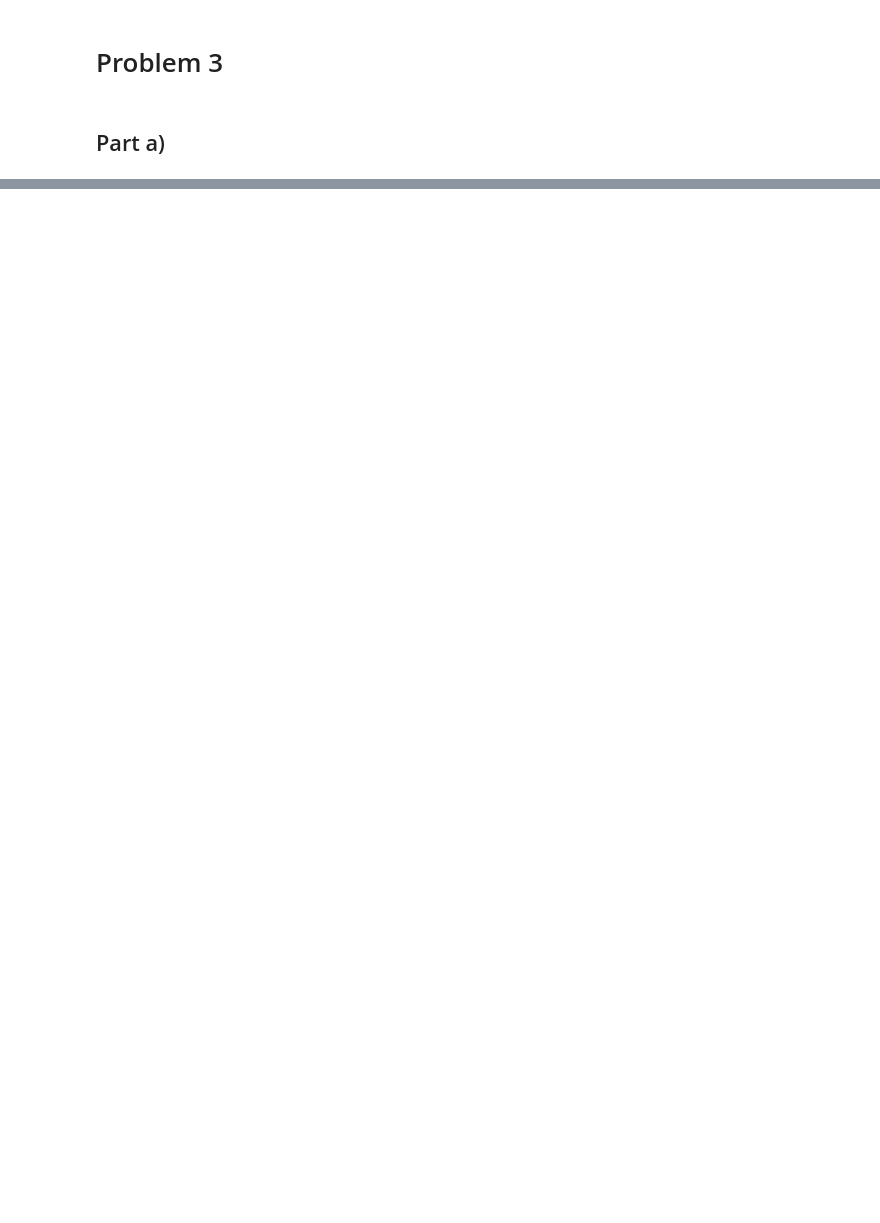
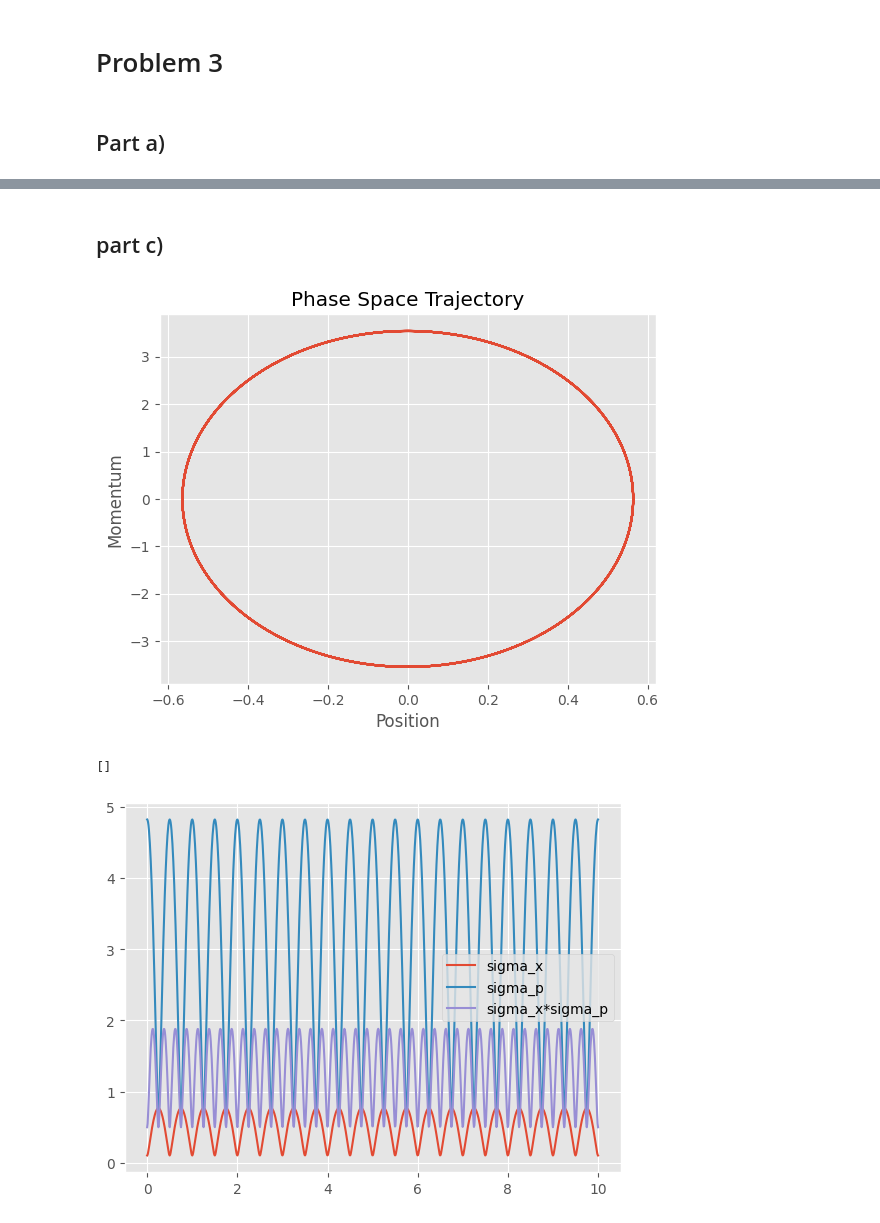
Before and after one commit to liuqiyucn/hw7, a Jupyter notebook: hw7.ipynb, the cells around one changed output, grey strips where cells are left out. Cells and saved outputs as stored; diff of their text form; code cells hidden in the pictures; blank space fills up the shorter version.

```diff
--- a/hw7.ipynb
+++ b/hw7.ipynb
@@ -168,0 +236,42 @@ sigma_expect = P1_N100*(1-P1_N100)
+# %% [markdown]
+## part c)
+# %%
+sqzed_psi = qt.displace(N, 1) * qt.squeeze(N, 1) * qt.basis(N, 0)
+
+sigma_x = []
+sigma_p = []
+x_exp = []
+p_exp = []
+
+for i in range(t.size):
+    H_over_h_bar = -1j*omega*t[i]*(a_dag*a + 1/2)
+    U_t = H_over_h_bar.expm()
+    state = U_t * sqzed_psi
+    x_exp.append(qt.expect(x_op, state))
+    p_exp.append(qt.expect(p_op, state))
+    sigma_x.append(qt.expect(x_op**2, state))
+    sigma_p.append(qt.expect(p_op**2, state))
+
+x_exp = np.array(x_exp)
+p_exp = np.array(p_exp)
+plt.plot(x_exp, p_exp)
+plt.xlabel('Position')
+plt.ylabel('Momentum')
+plt.title('Phase Space Trajectory')
+plt.show()
+
+sigma_x = np.array(sigma_x)
+sigma_p = np.array(sigma_p)
+
+sigma_x = np.sqrt(sigma_x - x_exp**2)
+sigma_p = np.sqrt(sigma_p - p_exp**2)
+
+plt.plot(t, sigma_x, label = 'sigma_x')
+plt.plot(t, sigma_p, label = 'sigma_p')
+plt.plot(t, sigma_x*sigma_p, label = 'sigma_x*sigma_p')
+plt.legend()
+plt.plot()
+# %% [output]
+[figure, added]
+[]
+[figure, added]
```
Also changed, not shown: parts of 19 cells of this notebook, 1 other file.
